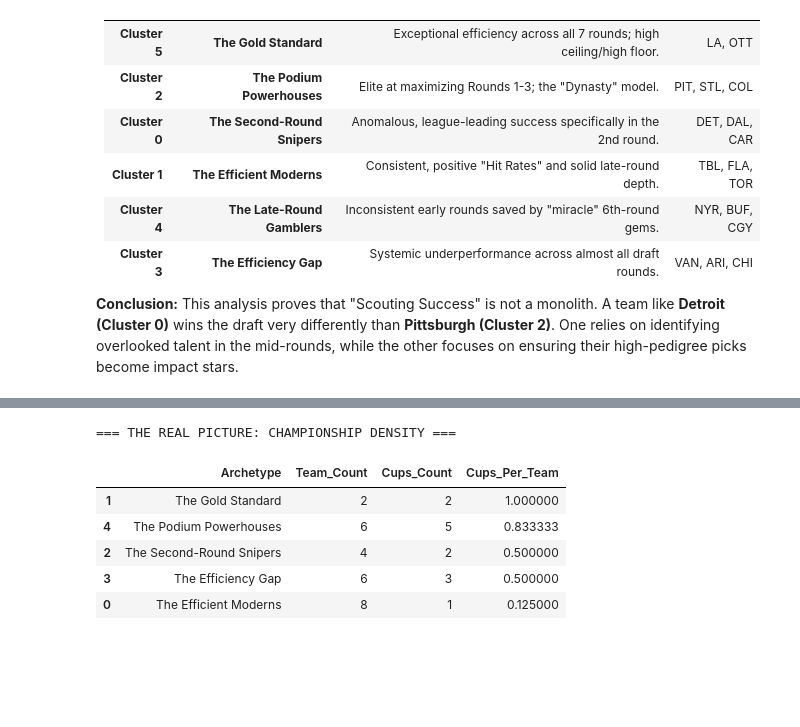
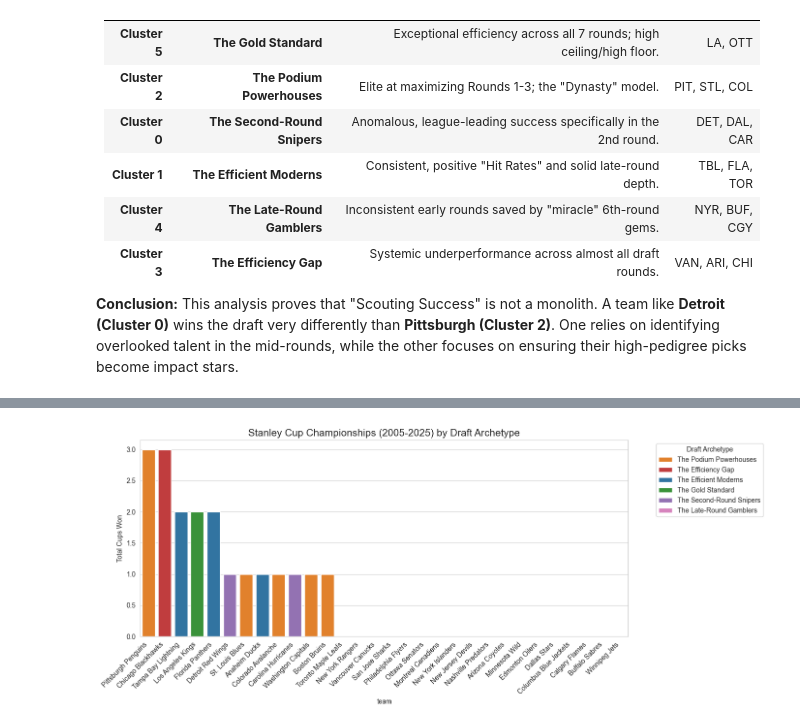
Before and after one commit to vanbrantley/nhl-draft-analysis, a Jupyter notebook: notebooks/03_findings.ipynb, the cells around one changed output, grey strips where cells are left out. Cells and saved outputs as stored; diff of their text form; code cells hidden in the pictures; blank space fills up the shorter version.

```diff
--- a/notebooks/03_findings.ipynb
+++ b/notebooks/03_findings.ipynb
@@ -556,22 +550,17 @@ plt.show()
 # %%
-# Create a summary of cluster sizes
-cluster_sizes = clusters_to_merge['Archetype'].value_counts().reset_index()
-cluster_sizes.columns = ['Archetype', 'Team_Count']
+# Stanley Cups (The "Hardware" View)
+plt.figure(figsize=(14, 6))
+cup_plot = sns.barplot(
+    data=final_df.sort_values('is_cup', ascending=False),
+    x='team', y='is_cup', hue='Archetype',
+    palette=archetype_colors
+)
 
-# Merge with your cup stats
-real_picture = pd.merge(cup_stats, cluster_sizes, on='Archetype')
-
-# Calculate Cups Per Team
-real_picture['Cups_Per_Team'] = real_picture['Cups_Count'] / real_picture['Team_Count']
-real_picture = real_picture.sort_values('Cups_Per_Team', ascending=False)
-
-print("=== THE REAL PICTURE: CHAMPIONSHIP DENSITY ===")
-display(real_picture[['Archetype', 'Team_Count', 'Cups_Count', 'Cups_Per_Team']])
+plt.title('Stanley Cup Championships (2005-2025) by Draft Archetype', fontsize=15)
+plt.xticks(rotation=45, ha='right')
+plt.ylabel('Total Cups Won')
+plt.legend(title='Draft Archetype', bbox_to_anchor=(1.05, 1), loc='upper left')
+plt.tight_layout()
+plt.show()
 # %% [output]
-=== THE REAL PICTURE: CHAMPIONSHIP DENSITY ===
-|  | Archetype | Team_Count | Cups_Count | Cups_Per_Team |
-| 1 | The Gold Standard | 2 | 2 | 1.000000 |
-| 4 | The Podium Powerhouses | 6 | 5 | 0.833333 |
-| 2 | The Second-Round Snipers | 4 | 2 | 0.500000 |
-| 3 | The Efficiency Gap | 6 | 3 | 0.500000 |
-| 0 | The Efficient Moderns | 8 | 1 | 0.125000 |
+[figure, added]
```
Also changed, not shown: parts of 39 cells of this notebook, 4 other files.
